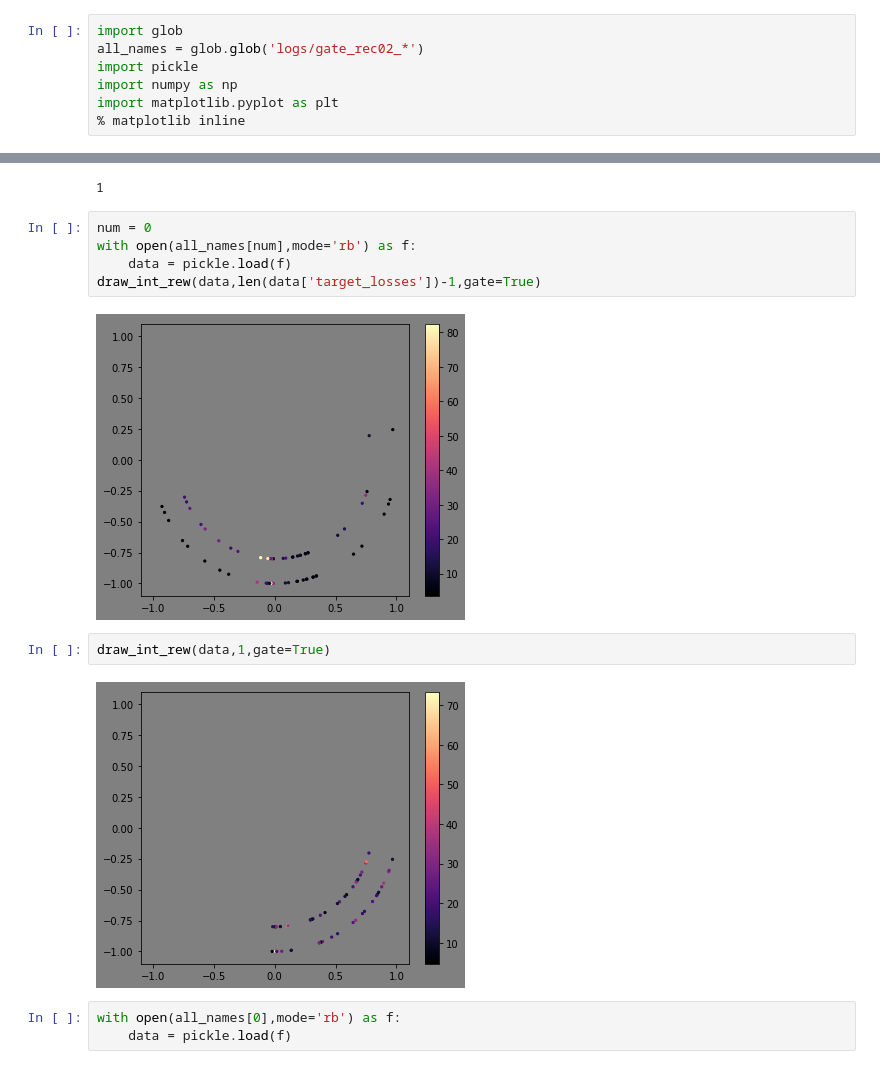
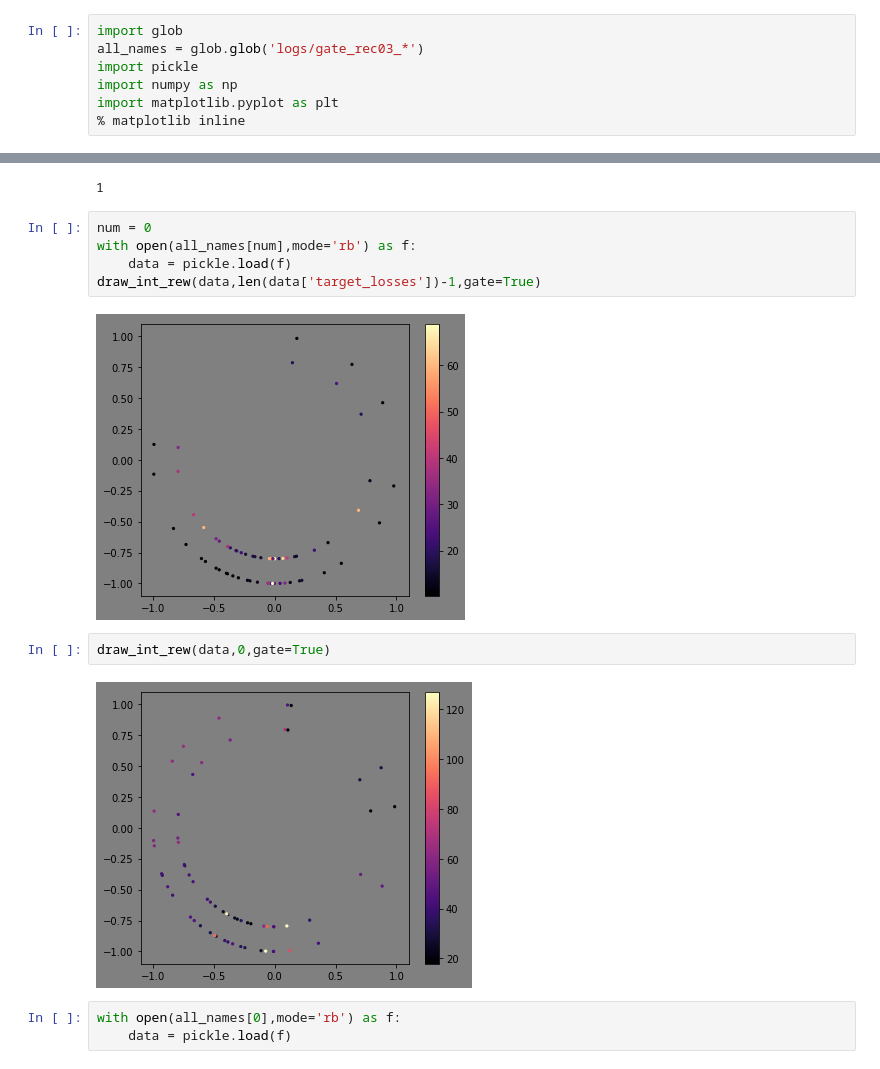
Before and after one commit to ven-kyoshiro/gated_curiosity, a Jupyter notebook: script/health_check.ipynb, the cells around one changed output, grey strips where cells are left out. Drawn from its saved outputs; the diff is of its cells as text.

```diff
--- a/script/health_check.ipynb
+++ b/script/health_check.ipynb
@@ -113,6 +113,6 @@ glob.glob('logs/gate_rec02_*')
 # %%
 import glob
-all_names = glob.glob('logs/gate_rec02_*')
+all_names = glob.glob('logs/gate_rec03_*')
 import pickle
 import numpy as np
 import matplotlib.pyplot as plt
@@ -162,11 +162,11 @@ with open(all_names[num],mode='rb') as f:
     data = pickle.load(f)
 draw_int_rew(data,len(data['target_losses'])-1,gate=True)
 # %% [output]
-[figure, old version]
+[figure, new version]
 # %%
-draw_int_rew(data,1,gate=True)
+draw_int_rew(data,0,gate=True)
 # %% [output]
-[figure, old version]
+[figure, new version]
 # %%
 with open(all_names[0],mode='rb') as f:
     data = pickle.load(f)
```
Also changed, not shown: parts of 6 cells of this notebook, 5 other files.
